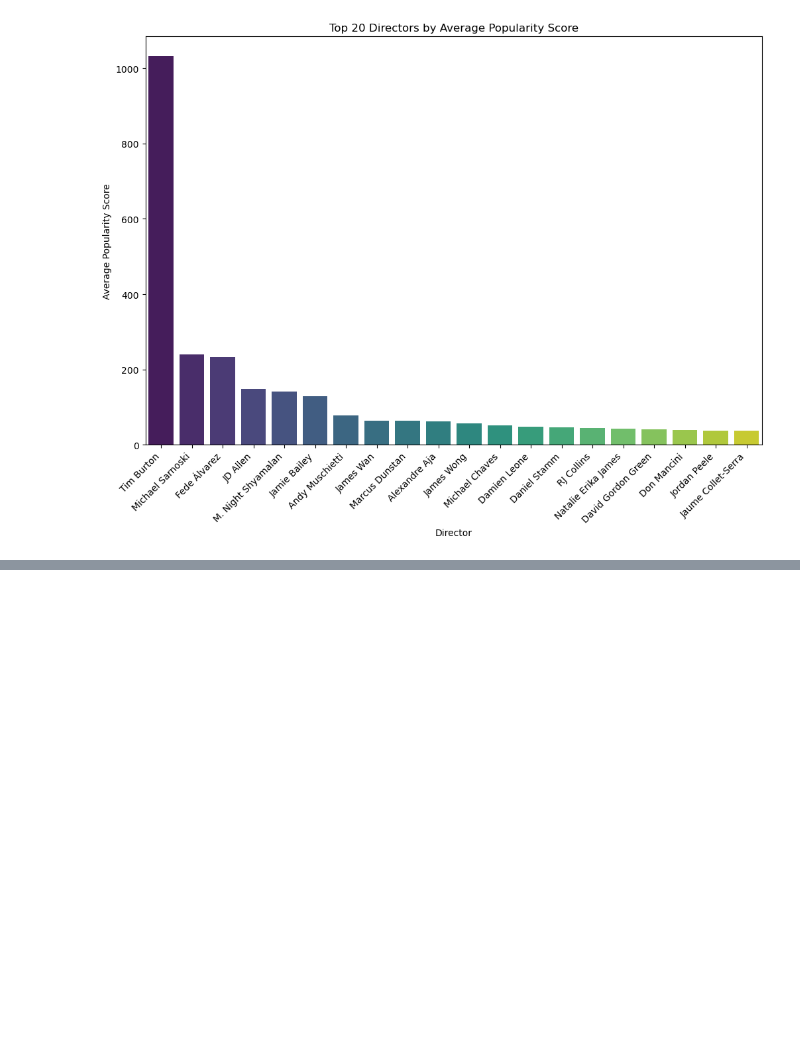
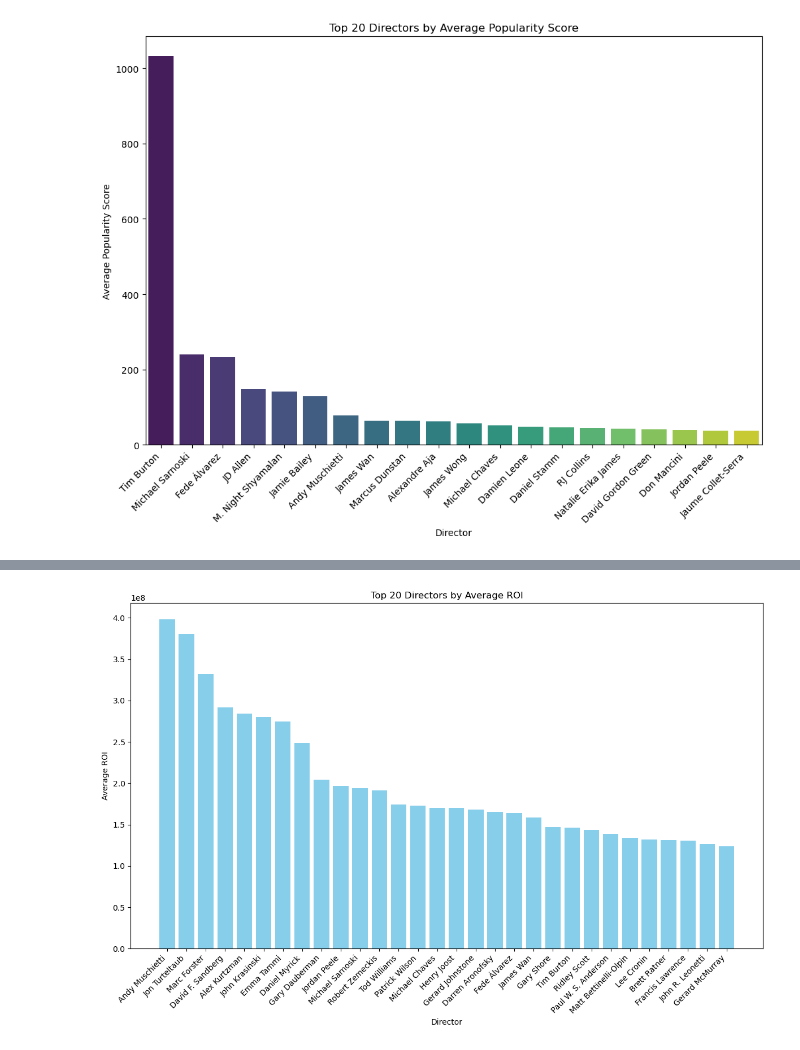
Before and after one commit to SahanJayalathQueens/Phase_2_Project, a Jupyter notebook: Notebooks/EDA_2.ipynb, the cells around one changed output, grey strips where cells are left out. Saved outputs shown, nothing was run; the diff lists cells and outputs as text; code cells hidden in the pictures; blank space fills up the shorter version.

```diff
--- a/Notebooks/EDA_2.ipynb
+++ b/Notebooks/EDA_2.ipynb
@@ -140,0 +192,2 @@ plt.show()
+# %%
+nu_no_zeros = nu_no_nan[(nu_no_nan['Budget'] != 0) & (nu_no_nan['Revenue'] != 0)]
@@ -140,0 +198,2 @@ plt.show()
+# %%
+nu_no_zeros['ROI'] = nu_no_zeros['Revenue'] - nu_no_zeros['Budget']
@@ -140,0 +206,2 @@ plt.show()
+# %%
+nu_no_zeros.loc[:, 'ROI'] = nu_no_zeros['Revenue'] - nu_no_zeros['Budget']
@@ -140,0 +224,5 @@ plt.show()
+# %%
+cash_cow = nu_no_zeros.groupby('Director')['ROI'].mean().reset_index()
+cash_cow = cash_cow.sort_values(by='ROI', ascending=False).reset_index(drop=True)
+
+cash_cow
@@ -140,0 +243,12 @@ plt.show()
+# %%
+top_20_directors = cash_cow.head(30)
+plt.figure(figsize=(12, 8))
+plt.bar(top_20_directors['Director'], top_20_directors['ROI'], color='skyblue')
+plt.title('Top 20 Directors by Average ROI')
+plt.xlabel('Director')
+plt.ylabel('Average ROI')
+plt.xticks(rotation=45, ha='right')
+plt.tight_layout()
+plt.show()
+# %% [output]
+[figure, added]
```
Also changed, not shown: parts of 19 cells of this notebook, 5 other files.
